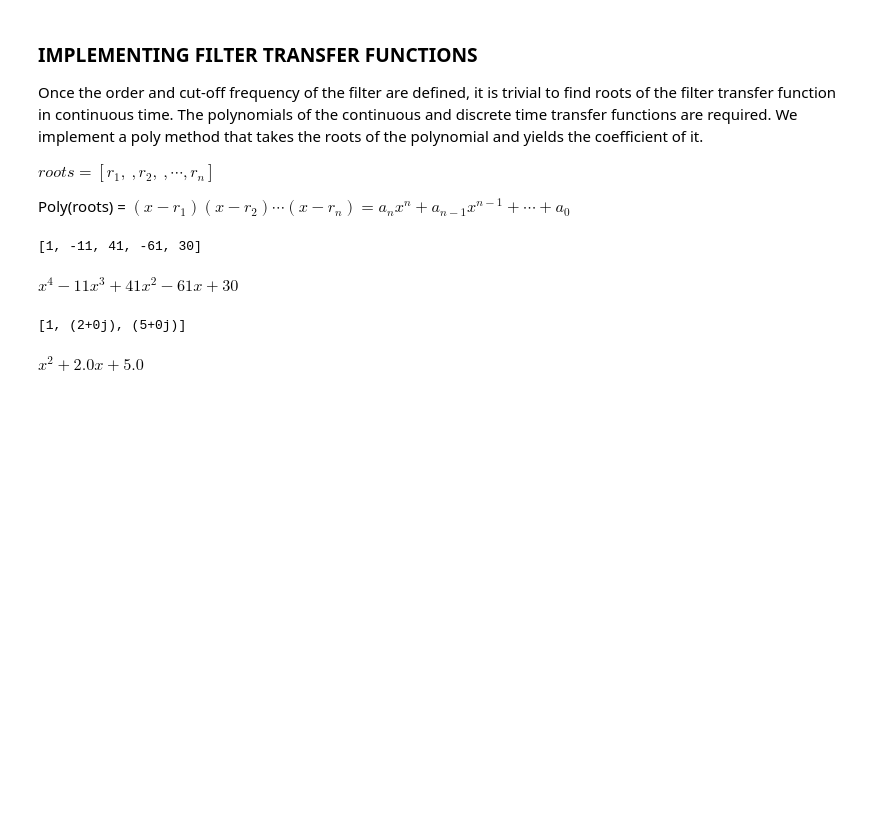
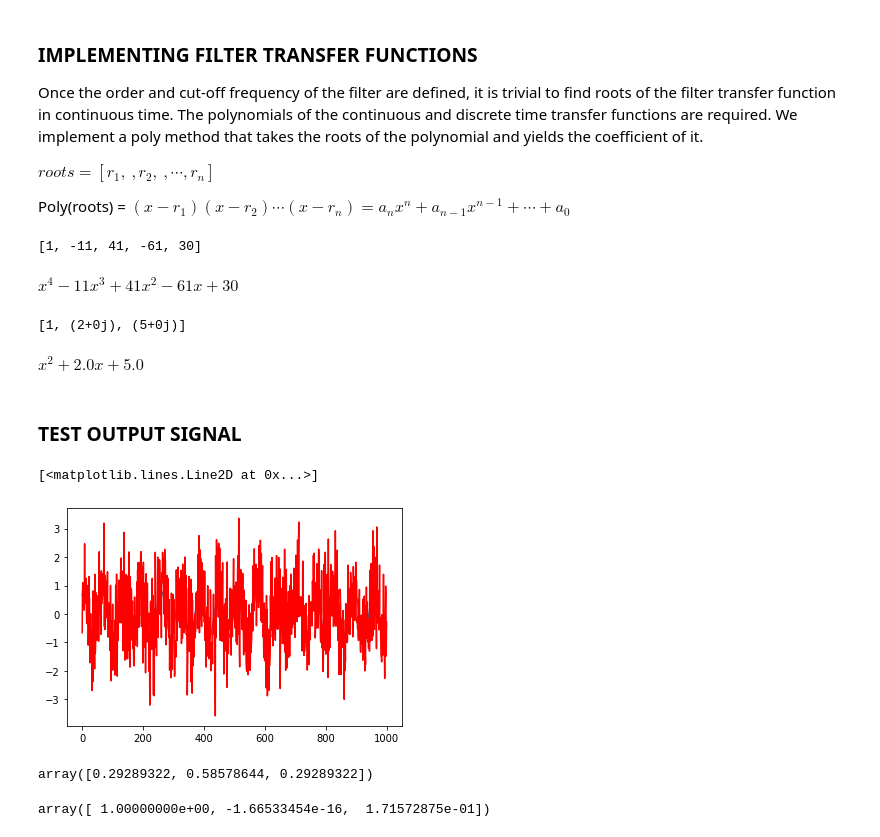
Before and after one commit to boyali/ButterworthFilterTools, a Jupyter notebook: Docs/a01_FilterImplementationNotes.ipynb, the cells around one changed output. Drawn from its saved outputs; the diff is of its cells as text; code cells hidden in the pictures; blank space fills up the shorter version.

Commit message:
Google tests are added.

```diff
--- a/Docs/a01_FilterImplementationNotes.ipynb
+++ b/Docs/a01_FilterImplementationNotes.ipynb
@@ -107,3 +107,14 @@ for i in range(len(roots_complex)):
 exp.expand()
 # %% [output]
 $\displaystyle x^{2} + 2.0 x + 5.0$
+# %% [markdown]
+### TEST OUTPUT SIGNAL
+# %%
+xtest = 0.8 * np.sin(np.linspace(1, 100, 1000) )
+xtestn = xtest + np.random.randn(1000)
+# %%
+plt.plot(xtest)
+plt.plot(xtestn, 'r')
+# %% [output]
+[<matplotlib.lines.Line2D at 0x...>]
+[figure, added]
@@ -109,0 +123,8 @@ $\displaystyle x^{2} + 2.0 x + 5.0$
+# %%
+b
+# %% [output]
+array([0.29289322, 0.58578644, 0.29289322])
+# %%
+a
+# %% [output]
+array([ 1.00000000e+00, -1.66533454e-16,  1.71572875e-01])
```
Also changed, not shown: parts of 4 cells of this notebook, 2 other files.
